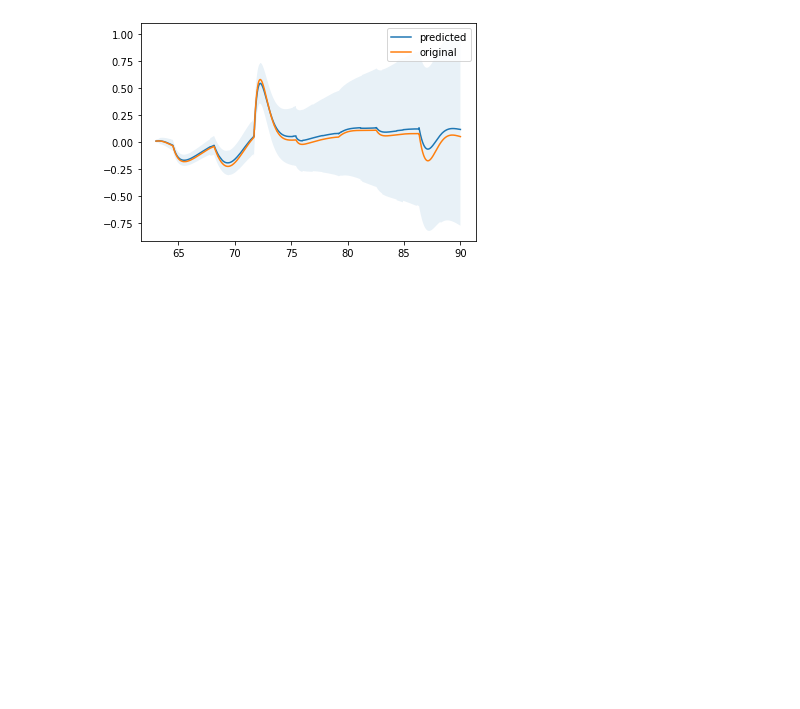
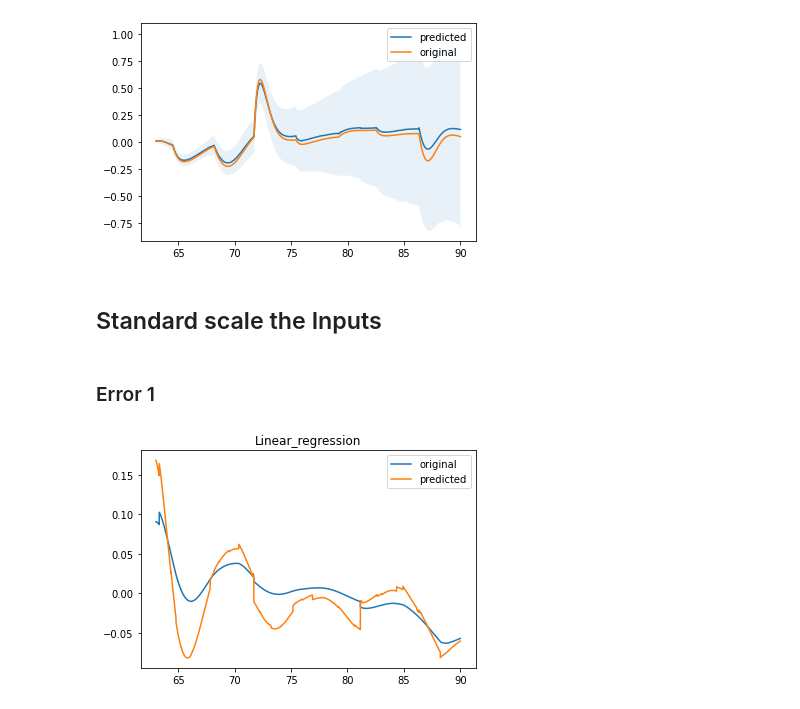
Before and after one commit to bharadwaj1098/Auto, a Jupyter notebook: haptic_graph.ipynb, the cells around one changed output. Cells and saved outputs as stored; diff of their text form; code cells hidden in the pictures; blank space fills up the shorter version.

```diff
--- a/haptic_graph.ipynb
+++ b/haptic_graph.ipynb
@@ -205,3 +205,47 @@ plt.legend(["predicted", "original"])
 # %% [output]
 <matplotlib.legend.Legend at 0x...>
 [figure]
+# %% [markdown]
+## Standard scale the Inputs
+# %% [markdown]
+### Error 1
+# %%
+import warnings
+warnings.filterwarnings("ignore")
+import pandas as pd
+import numpy as np
+import matplotlib.pyplot as plt
+import random
+from sklearn.linear_model import LinearRegression
+from sklearn.ensemble import RandomForestRegressor, ExtraTreesRegressor, GradientBoostingRegressor
+from sklearn.preprocessing import StandardScaler
+
+ss = StandardScaler()
+lr = LinearRegression()
+rfr = RandomForestRegressor(max_depth = 5, n_estimators=100,random_state = 0 )
+etr = ExtraTreesRegressor(max_depth = 5, n_estimators = 100, random_state = 0)
+gbr = GradientBoostingRegressor(random_state = 0)
+
+df = pd.read_csv('haptic_sim_1.csv')
+
+
+df_error_1 = df.iloc[:, :17]
+df_error_2 = df.iloc[:, :16]
+df_error_2['error_2'] = df['error_2']
+
+X_train = df_error_1.iloc[:6302, :16]
+y_train = df_error_1.iloc[:6302, 16:]
+X_test = df_error_1.iloc[6302:, :16]
+y_test = df_error_1.iloc[6302:, 16:]
+
+def compare(z1, title):
+    plt.plot(X_test['time_step_H'], y_test['error_1'])
+    plt.plot(X_test['time_step_H'], z1)
+    plt.legend(['original', 'predicted'])
+    plt.title(title)
+
+lr.fit(ss.fit_transform(X_train), y_train)
+z1 = lr.predict(ss.fit_transform(X_test))
+compare(z1, "Linear_regression")
+# %% [output]
+[figure, added]
```
Also changed, not shown: parts of 17 cells of this notebook, 3 other files.
